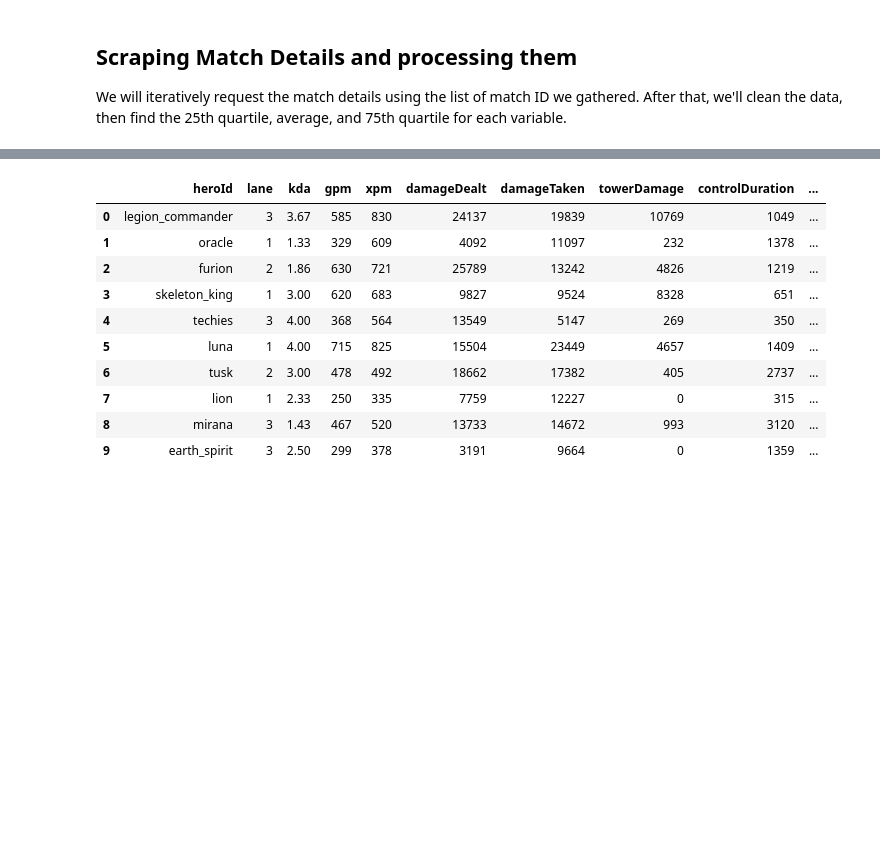
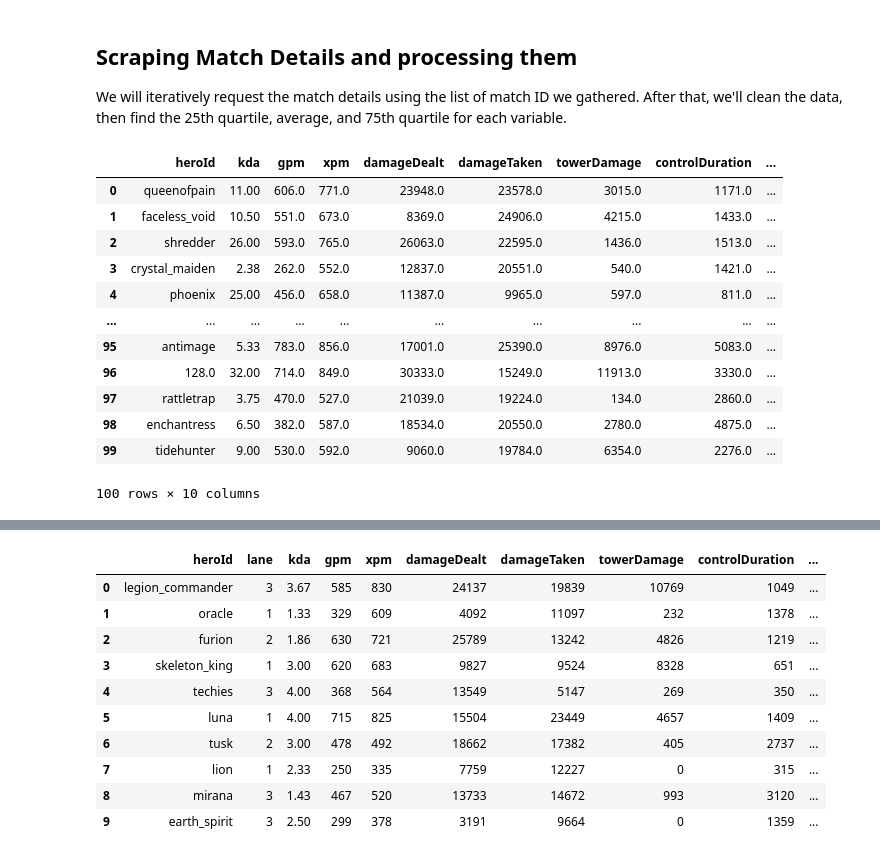
Before and after one commit to rif42/RatingDota2PlayersPerformanceUsingFuzzyLogic, a Jupyter notebook: stratz-scrape.ipynb, the cells around one changed output, grey strips where cells are left out. Saved outputs shown, nothing was run; the diff lists cells and outputs as text; code cells hidden in the pictures; blank space fills up the shorter version.

```diff
--- a/stratz-scrape.ipynb
+++ b/stratz-scrape.ipynb
@@ -557,4 +610,53 @@ def TotalWardDestroyed(x):
         if i['isWard'] == False:
             count += 1
     return count
+# %%
+import random
+
+def matchDetailAggregator (matchid):
+    result = pd.DataFrame(columns=['heroId','kda','gpm','xpm','damageDealt','damageTaken','towerDamage','controlDuration','wardPlanted','wardDestroyed'])
+
+    for id in matchid:
+        scraped = getMatch(token, id)['players']
+        for i in range(10):
+            data = []
+            data.append(getHeroName(scraped[i]['heroId']))
+
+            if scraped[i]['numDeaths'] == 0:
+                death = 1
+            else:
+                death = scraped[i]['numDeaths']
+
+            data.append(round(((scraped[i]['numKills']+scraped[i]['numAssists'])/death),2))
+            data.append(scraped[i]['goldPerMinute'])
+            data.append(scraped[i]['experiencePerMinute'])
+            data.append(scraped[i]['heroDamage'])
+            data.append(scraped[i]['stats']['heroDamageReport']['receivedTotal']['physicalDamage']+scraped[i]['stats']['heroDamageReport']['receivedTotal']['magicalDamage']+scraped[i]['stats']['heroDamageReport']['receivedTotal']['pureDamage'])
+            data.append(scraped[i]['towerDamage'])
+            data.append(int(scraped[i]['stats']['heroDamageReport']['receivedTotal']['disableDuration'] + (scraped[i]['stats']['heroDamageReport']['receivedTotal']['slowDuration']/2)))
+            data.append(TotalWardPlanted(scraped[i]['stats']['wardPlaced']))
+            data.append(TotalWardDestroyed(scraped[i]['stats']['wardDestruction']))
+
+            #insert data into result dataframe
+            result.loc[len(result)] = data
+
+    return result
+
+pos1_matchid = random.sample(pos1_matchid, 10)
+pos1_matches = matchDetailAggregator(pos1_matchid)
+pos1_matches
+# %% [output]
+|  | heroId | kda | gpm | xpm | damageDealt | damageTaken | towerDamage | controlDuration | ... |
+| 0 | queenofpain | 11.00 | 606.0 | 771.0 | 23948.0 | 23578.0 | 3015.0 | 1171.0 | ... |
+| 1 | faceless_void | 10.50 | 551.0 | 673.0 | 8369.0 | 24906.0 | 4215.0 | 1433.0 | ... |
+| 2 | shredder | 26.00 | 593.0 | 765.0 | 26063.0 | 22595.0 | 1436.0 | 1513.0 | ... |
+| 3 | crystal_maiden | 2.38 | 262.0 | 552.0 | 12837.0 | 20551.0 | 540.0 | 1421.0 | ... |
+| 4 | phoenix | 25.00 | 456.0 | 658.0 | 11387.0 | 9965.0 | 597.0 | 811.0 | ... |
+| ... | ... | ... | ... | ... | ... | ... | ... | ... | ... |
+| 95 | antimage | 5.33 | 783.0 | 856.0 | 17001.0 | 25390.0 | 8976.0 | 5083.0 | ... |
+| 96 | 128.0 | 32.00 | 714.0 | 849.0 | 30333.0 | 15249.0 | 11913.0 | 3330.0 | ... |
+| 97 | rattletrap | 3.75 | 470.0 | 527.0 | 21039.0 | 19224.0 | 134.0 | 2860.0 | ... |
+| 98 | enchantress | 6.50 | 382.0 | 587.0 | 18534.0 | 20550.0 | 2780.0 | 4875.0 | ... |
+| 99 | tidehunter | 9.00 | 530.0 | 592.0 | 9060.0 | 19784.0 | 6354.0 | 2276.0 | ... |
+100 rows × 10 columns
 # %%
```
Also changed, not shown: parts of 2 cells of this notebook, 1 other file.
